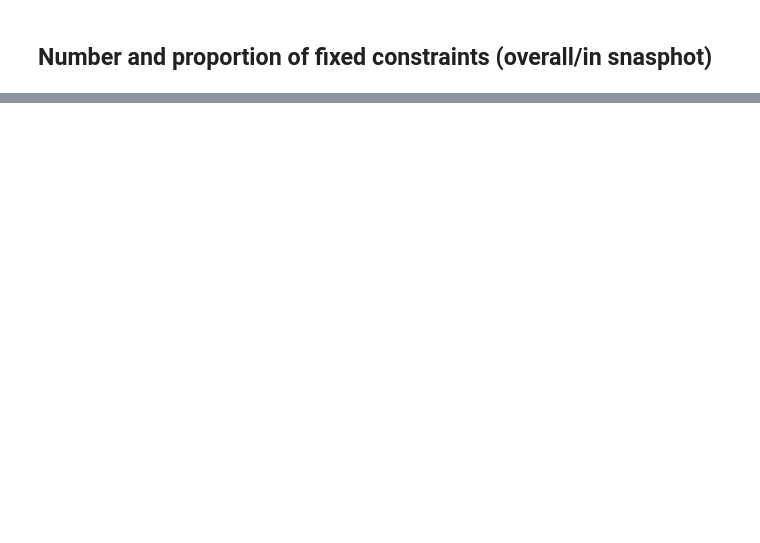
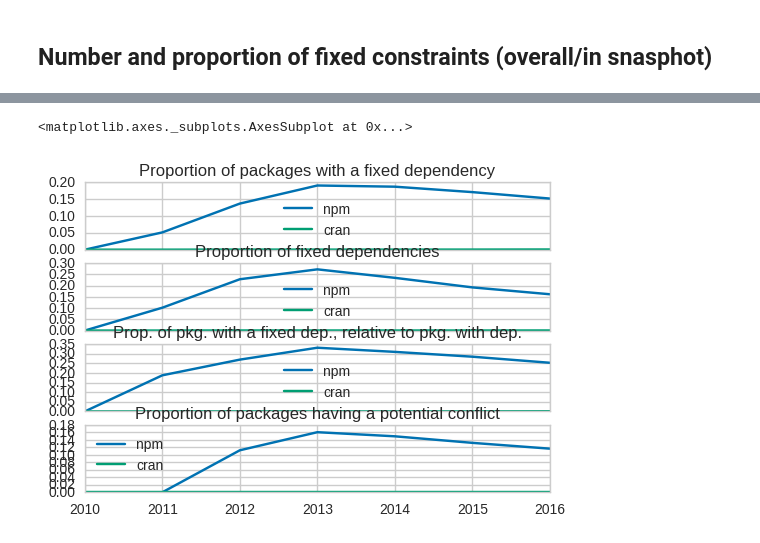
Before and after one commit to maelick/deps-analysis, a Jupyter notebook: notebook/Exploratory.ipynb, the cells around one changed output, grey strips where cells are left out. Drawn from its saved outputs; the diff is of its cells as text; code cells hidden in the pictures; blank space fills up the shorter version.

Commit message:
Figures

```diff
--- a/notebook/Exploratory.ipynb
+++ b/notebook/Exploratory.ipynb
@@ -152,7 +150,10 @@ KeyError: MemoryError()
 # %%
 fig, axes = matplotlib.pyplot.subplots(nrows=4, sharex=True)
 
-df_t_versions.plot(ax=axes[0], title='Packages with a fixed dependency')
-df_t_deps.plot(ax=axes[1], title='Fixed dependencies')
-df_t_versions_deps.plot(ax=axes[2], title='Packages with dependencies, and a fixed dependency')
-df_t_conflicts.plot(ax=axes[3], title='Package in conflict (non-transitive)')
+df_t_versions.plot(ax=axes[0], title='Proportion of packages with a fixed dependency')
+df_t_deps.plot(ax=axes[1], title='Proportion of fixed dependencies')
+df_t_versions_deps.plot(ax=axes[2], title='Prop. of pkg. with a fixed dep., relative to pkg. with dep.')
+df_t_conflict.plot(ax=axes[3], title='Proportion of packages having a potential conflict')
+# %% [output]
+<matplotlib.axes._subplots.AxesSubplot at 0x...>
+[figure, added]
```
Also changed, not shown: parts of 3 cells of this notebook.
